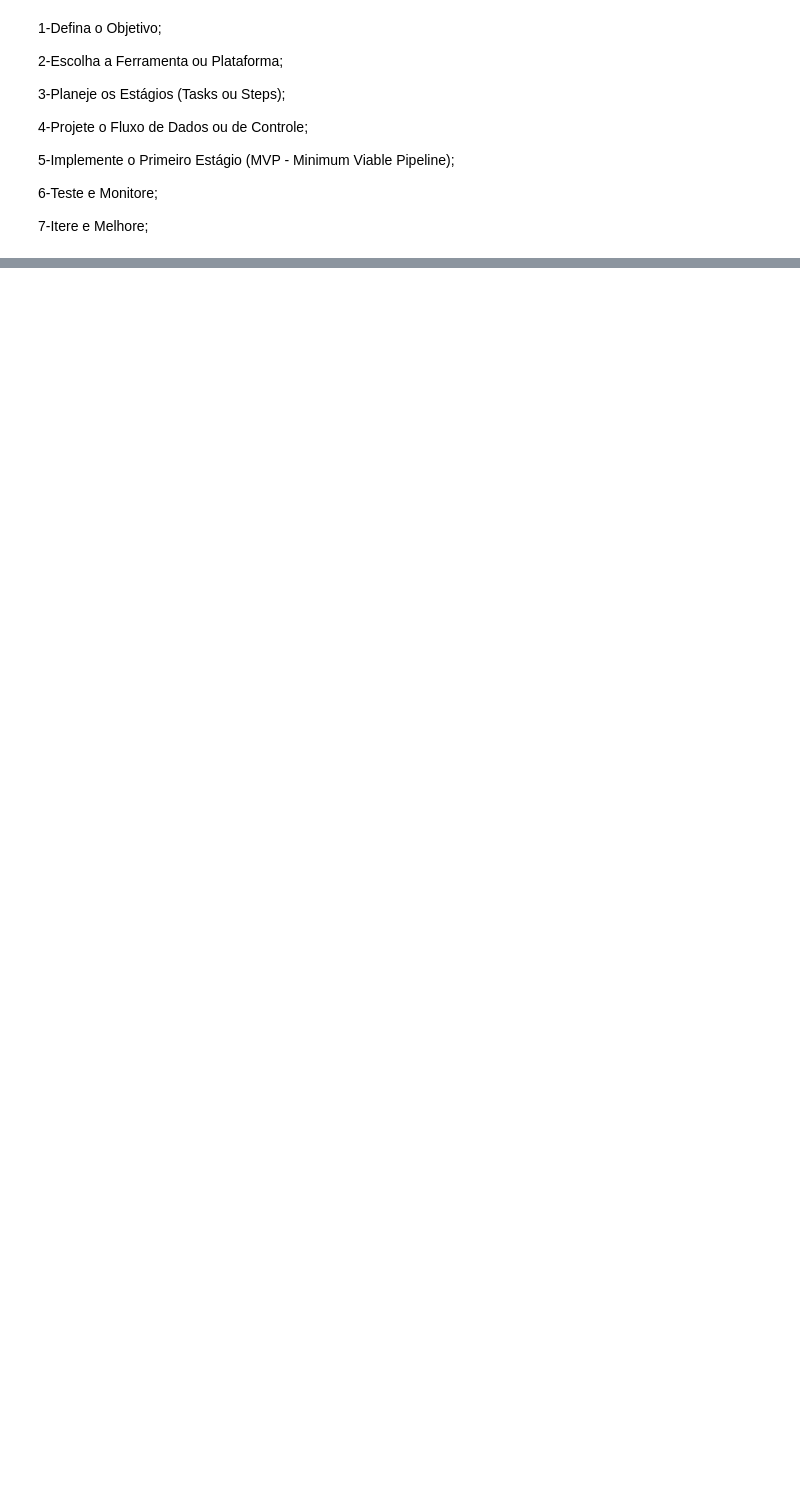
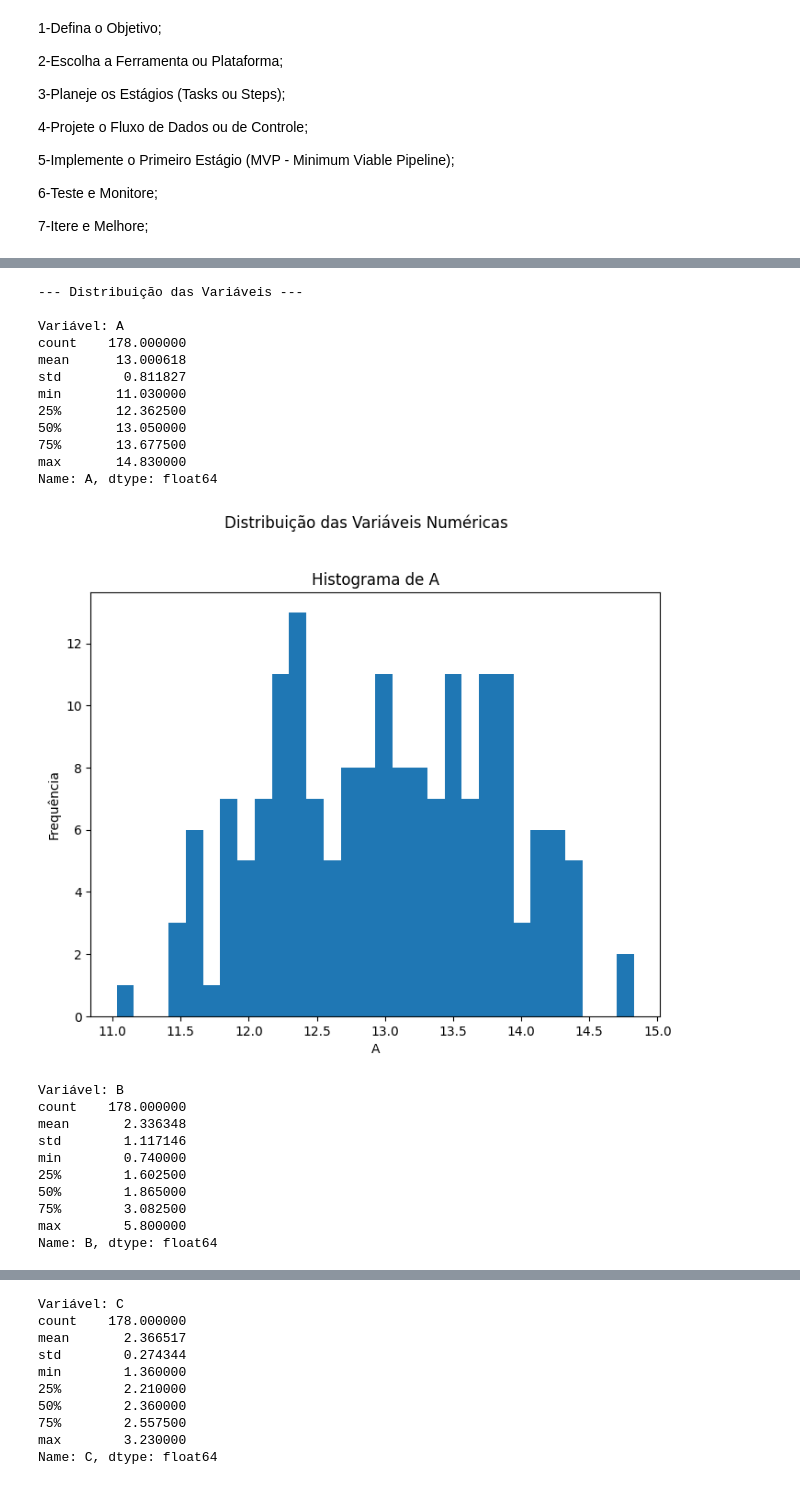
Before and after one commit to ROSILENE05/Analise_dados_Python-Arquitetura_EmpresaTI, a Jupyter notebook: Desafio_tecnico_SENAI_GO.ipynb, the cells around one changed output, grey strips where cells are left out. Saved outputs shown, nothing was run; the diff lists cells and outputs as text; code cells hidden in the pictures; blank space fills up the shorter version.

```diff
--- a/Desafio_tecnico_SENAI_GO.ipynb
+++ b/Desafio_tecnico_SENAI_GO.ipynb
@@ -464,0 +81,42 @@ for nome_modelo, modelo in modelos_regressao.items():
+# %%
+# prompt: gere hipoteses usando os dados
+
+# Análise exploratória dos dados para gerar hipóteses
+
+# 1. Distribuição das variáveis
+print("\n--- Distribuição das Variáveis ---")
+for col in df.columns:
+    print(f"\nVariável: {col}")
+    print(df[col].describe())
+    # Histograma
+    plt.figure(figsize=(8, 6))
+    plt.hist(df[col], bins=30)
+    plt.title(f"Histograma de {col}")
+    plt.xlabel(col)
+    plt.ylabel("Frequência")
+    plt.suptitle("Distribuição das Variáveis Numéricas", y=1.02)
+    plt.show()
+# %% [output]
+--- Distribuição das Variáveis ---
+
+Variável: A
+count    178.000000
+mean      13.000618
+std        0.811827
+min       11.030000
+25%       12.362500
+50%       13.050000
+75%       13.677500
+max       14.830000
+Name: A, dtype: float64
+[figure, added]
+Variável: B
+count    178.000000
+mean       2.336348
+std        1.117146
+min        0.740000
+25%        1.602500
+50%        1.865000
+75%        3.082500
+max        5.800000
+Name: B, dtype: float64
@@ -464,0 +124,10 @@ for nome_modelo, modelo in modelos_regressao.items():
+Variável: C
+count    178.000000
+mean       2.366517
+std        0.274344
+min        1.360000
+25%        2.210000
+50%        2.360000
+75%        2.557500
+max        3.230000
+Name: C, dtype: float64
```
Also changed, not shown: parts of 45 cells of this notebook.
